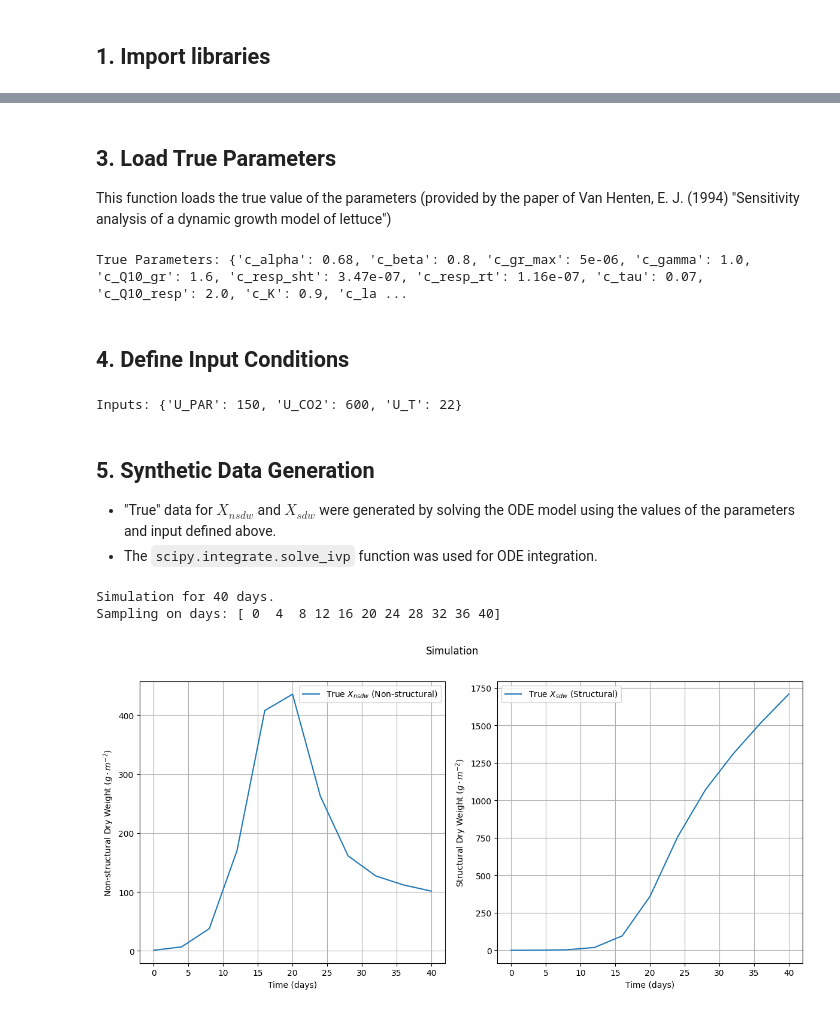
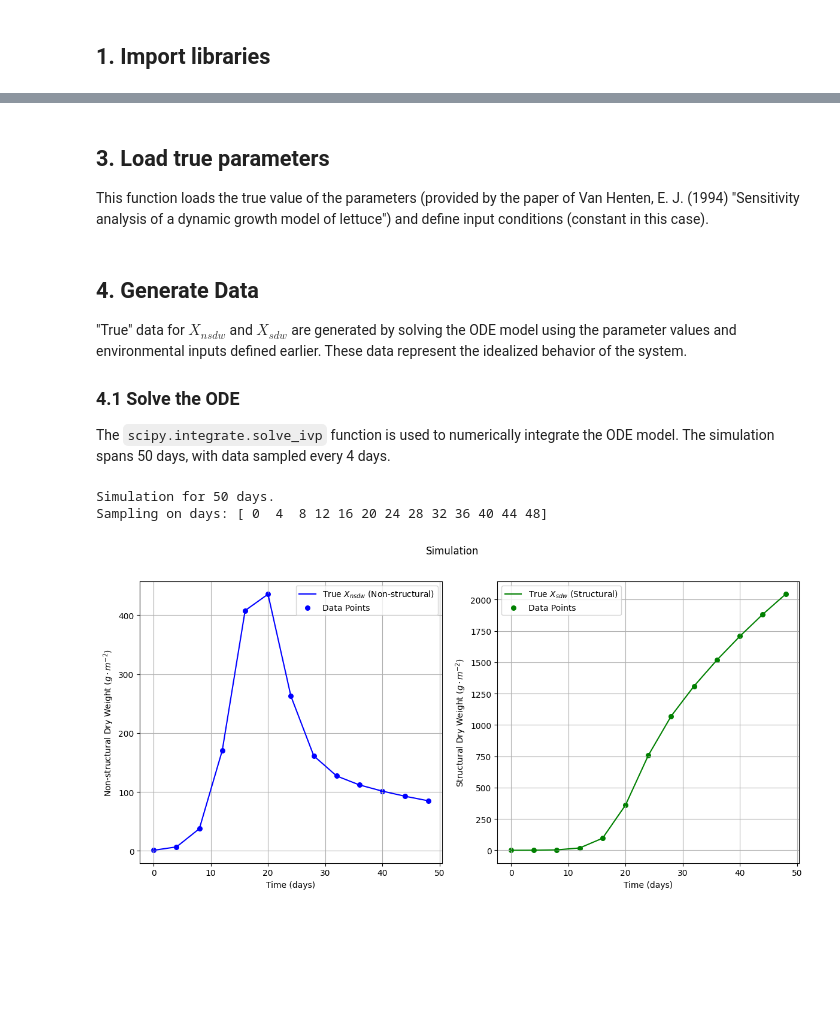
Before and after one commit to BiceMar/lettuce_growth_model_identifiability_analysis, a Jupyter notebook: parameter_estimation/script/estimation_simulated_data.ipynb, the cells around one changed output, grey strips where cells are left out. Saved outputs shown, nothing was run; the diff lists cells and outputs as text; code cells hidden in the pictures; blank space fills up the shorter version.

```diff
--- a/parameter_estimation/script/estimation_simulated_data.ipynb
+++ b/parameter_estimation/script/estimation_simulated_data.ipynb
@@ -107,8 +127,8 @@ def lettuce_ode(t, X, params, inputs):
 
     return [dX_nsdw_dt, dX_sdw_dt]
 # %% [markdown]
-## 3. Load True Parameters
-This function loads the true value of the parameters (provided by the paper of Van Henten, E. J. (1994) "Sensitivity analysis of a dynamic growth model of lettuce")
+## 3. Load true parameters
+This function loads the true value of the parameters (provided by the paper of Van Henten, E. J. (1994) "Sensitivity analysis of a dynamic growth model of lettuce") and define input conditions (constant in this case).
 # %%
 def load_true_parameters():
     """Returns a dictionary of the true model parameters."""
@@ -136,12 +156,7 @@ def load_true_parameters():
     return params
 
 true_params = load_true_parameters()
-print("True Parameters:", true_params)
+#print("True Parameters:", true_params)
-# %% [output]
-True Parameters: {'c_alpha': 0.68, 'c_beta': 0.8, 'c_gr_max': 5e-06, 'c_gamma': 1.0, 'c_Q10_gr': 1.6, 'c_resp_sht': 3.47e-07, 'c_resp_rt': 1.16e-07, 'c_tau': 0.07, 'c_Q10_resp': 2.0, 'c_K': 0.9, 'c_la ...
-# %% [markdown]
-
- ## 4. Define Input Conditions
 # %%
 
 inputs = {
@@ -149,25 +164,26 @@ inputs = {
     'U_CO2': 600,  # CO2 concentration (ppm)
     'U_T':   22    # Canopy temperature (degrees)
 }
-print("Inputs:", inputs)
+#print("Inputs:", inputs)
-# %% [output]
-Inputs: {'U_PAR': 150, 'U_CO2': 600, 'U_T': 22}
 # %% [markdown]
- ## 5. Synthetic Data Generation
+## 4. Generate Data
 
-* "True" data for $X_{nsdw}$ and $X_{sdw}$ were generated by solving the ODE model using the values of the parameters and input defined above.
-* The `scipy.integrate.solve_ivp` function was used for ODE integration.
+"True" data for $X_{nsdw}$ and $X_{sdw}$ are generated by solving the ODE model using the parameter values and environmental inputs defined earlier. These data represent the idealized behavior of the system.
+
+### 4.1 Solve the ODE
+
+The `scipy.integrate.solve_ivp` function is used to numerically integrate the ODE model. The simulation spans 50 days, with data sampled every 4 days.
 # %%
 
 # Initial conditions for state variables [X_nsdw, X_sdw]
 X0 = [1.0, 0.1]  #1g/m^2 non-structural, 0.1g/m^2 structural
 
 # Time span for the simulation
-t_days = 40
+t_days = 50
 
 t_seconds_per_day = 24 * 60 * 60
 
-# Suppose we sample the data every 4 days.
+# Sample the data every 4 days.
 sampling_interval_days = 4
 num_sampling_points = int(t_days / sampling_interval_days) + 1
 sampling_days = np.linspace(0, sampling_interval_days * (num_sampling_points - 1), num_sampling_points)
@@ -186,36 +202,38 @@ sol_true = solve_ivp(
     t_span=t_span_seconds,
     y0=X0,
     args=(true_params, inputs),
     t_eval=t_eval_seconds,
     method='RK45' # explicit solver commonly used for ODEs
 )
 
 # Extract data
 true_X_nsdw = sol_true.y[0, :]
 true_X_sdw = sol_true.y[1, :]
 time_points_days = t_eval_seconds / t_seconds_per_day
 
 # Plot data
 plt.figure(figsize=(12, 6))
 plt.subplot(1, 2, 1)
-plt.plot(time_points_days, true_X_nsdw, label='True $X_{nsdw}$ (Non-structural)')
+plt.plot(time_points_days, true_X_nsdw, label='True $X_{nsdw}$ (Non-structural)', color='blue', linestyle='-')
+plt.scatter(time_points_days, true_X_nsdw, color='blue', label='Data Points', s=30)
 plt.xlabel('Time (days)')
 plt.ylabel('Non-structural Dry Weight ($g \\cdot m^{-2}$)')
 plt.legend()
 plt.grid(True)
 
 plt.subplot(1, 2, 2)
-plt.plot(time_points_days, true_X_sdw, label='True $X_{sdw}$ (Structural)')
+plt.plot(time_points_days, true_X_sdw, label='True $X_{sdw}$ (Structural)', color='green')
+plt.scatter(time_points_days, true_X_sdw, color='green', label='Data Points', s=30)
 plt.xlabel('Time (days)')
 plt.ylabel('Structural Dry Weight ($g \\cdot m^{-2}$)')
 plt.legend()
 plt.grid(True)
 
 plt.suptitle('Simulation')
 plt.tight_layout(rect=[0, 0, 1, 0.96])
 plt.show()
 # %% [output]
-Simulation for 40 days.
-Sampling on days: [ 0  4  8 12 16 20 24 28 32 36 40]
+Simulation for 50 days.
+Sampling on days: [ 0  4  8 12 16 20 24 28 32 36 40 44 48]
-[figure, old version]
+[figure, new version]
 # %% [markdown]
```
Also changed, not shown: parts of 15 cells of this notebook.
